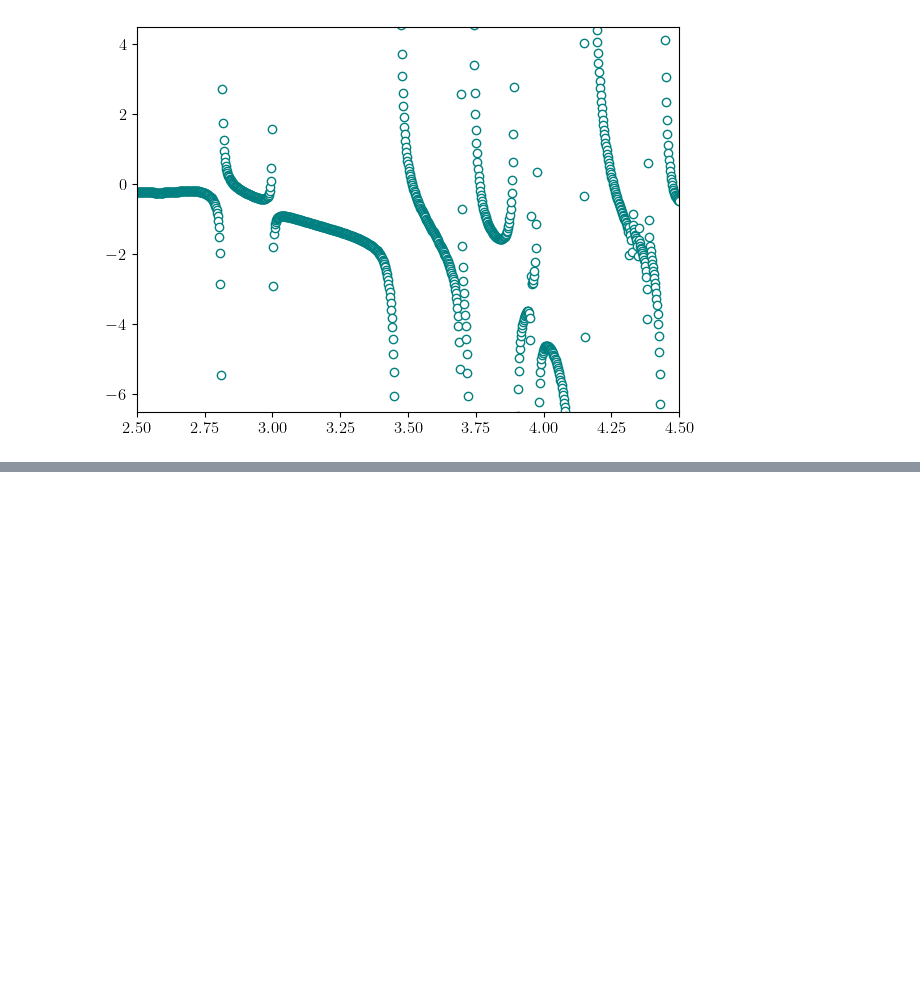
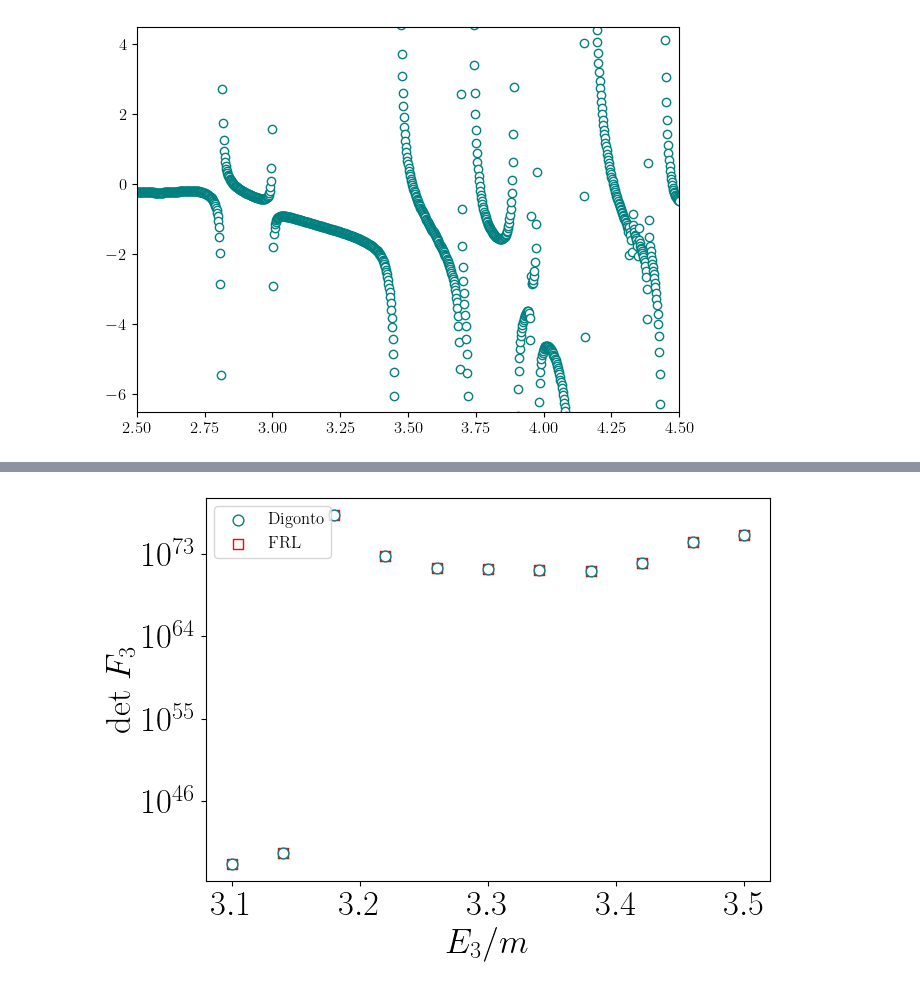
Before and after one commit to digonto10602/3body_quantization, a Jupyter notebook: plots.ipynb, the cells around one changed output, grey strips where cells are left out. Saved outputs shown, nothing was run; the diff lists cells and outputs as text; code cells hidden in the pictures; blank space fills up the shorter version.

```diff
--- a/plots.ipynb
+++ b/plots.ipynb
@@ -112,0 +113,31 @@ outputfile_str = "det_F3_2+1_test.pdf"
+# %%
+plt.rcParams.update({'font.size': 12})
+plt.rc('font',**{'family':'serif','serif':['Computer Modern Roman']})
+plt.rc('text', usetex=True)
+filename = "det_F3inv_test_L5.dat"
+raulF3file = "detF3inv_test_FRL_L5"
+
+(En, detF3) = np.genfromtxt(filename, unpack=True)
+(En1, detF31) = np.genfromtxt(raulF3file,unpack=True)
+
+fig,ax = plt.subplots(figsize=(7,5))
+
+ax.set_xlabel("$E_3/m$", fontsize=25)
+ax.set_ylabel("det $F_{3}$",fontsize=25)
+#ax.set_xlim(2.5,4.5)
+#ax.set_ylim(-2.5,2.5)
+ax.tick_params(axis='both', which='major', labelsize=25)
+ax.tick_params(axis='both', which='minor', labelsize=25)
+ax.set_yscale('log')
+L = 6
+
+ax.scatter(En, abs(detF3), marker='o', s=60, edgecolor="teal", facecolor='white',zorder=5, label="Digonto")
+ax.scatter(En1, abs(detF31), marker='s', s=60,edgecolor="red", facecolor='white',zorder=3, label="FRL")
+ax.legend()
+fig.tight_layout()
+plt.draw()
+outputfile_str = "det_F3_2+1_test.pdf"
+#plt.savefig(outputfile_str)
+#plt.close()
+# %% [output]
+[figure, added]
```
Also changed, not shown: parts of 1 cell of this notebook, 18 other files.
